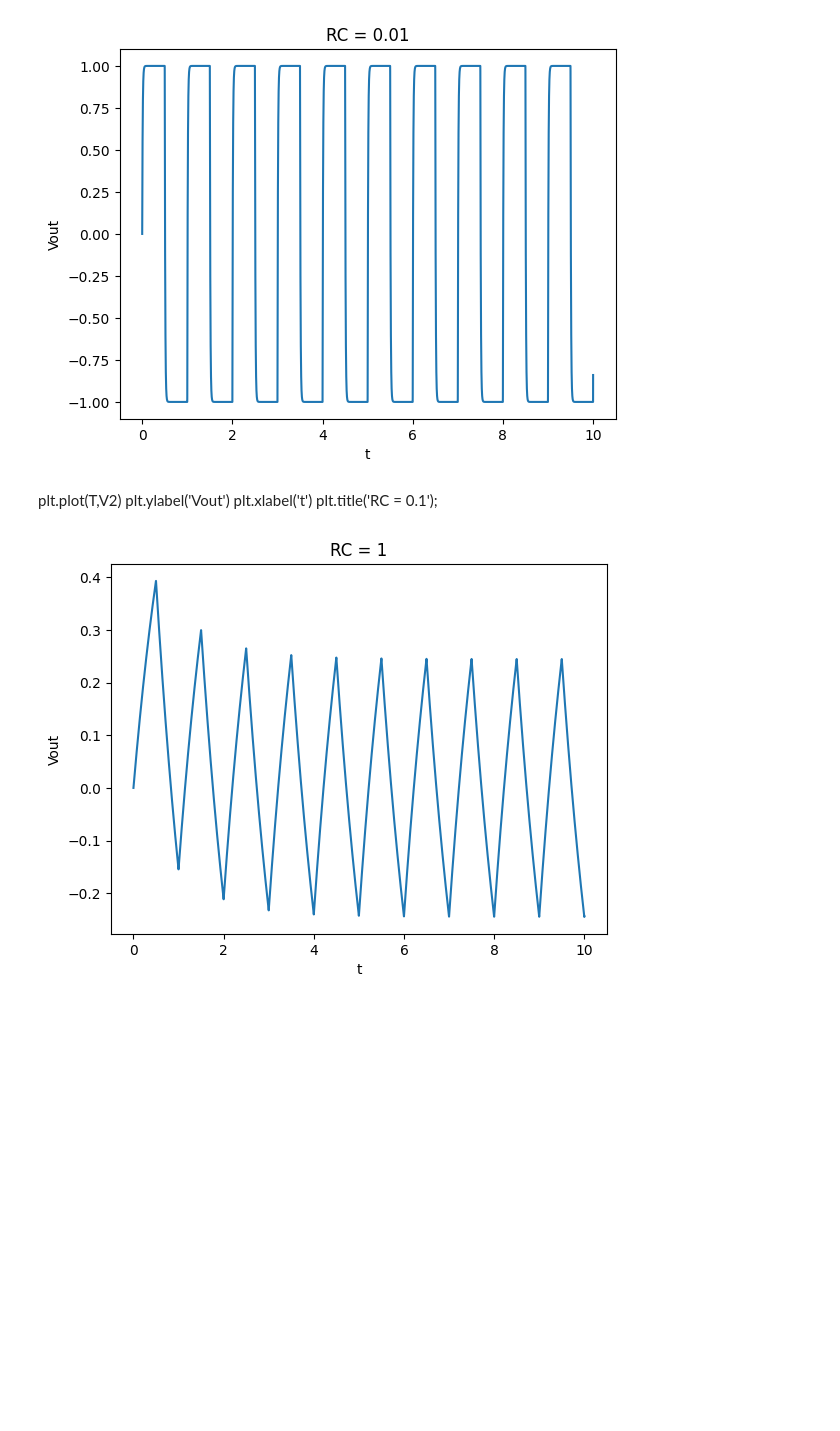
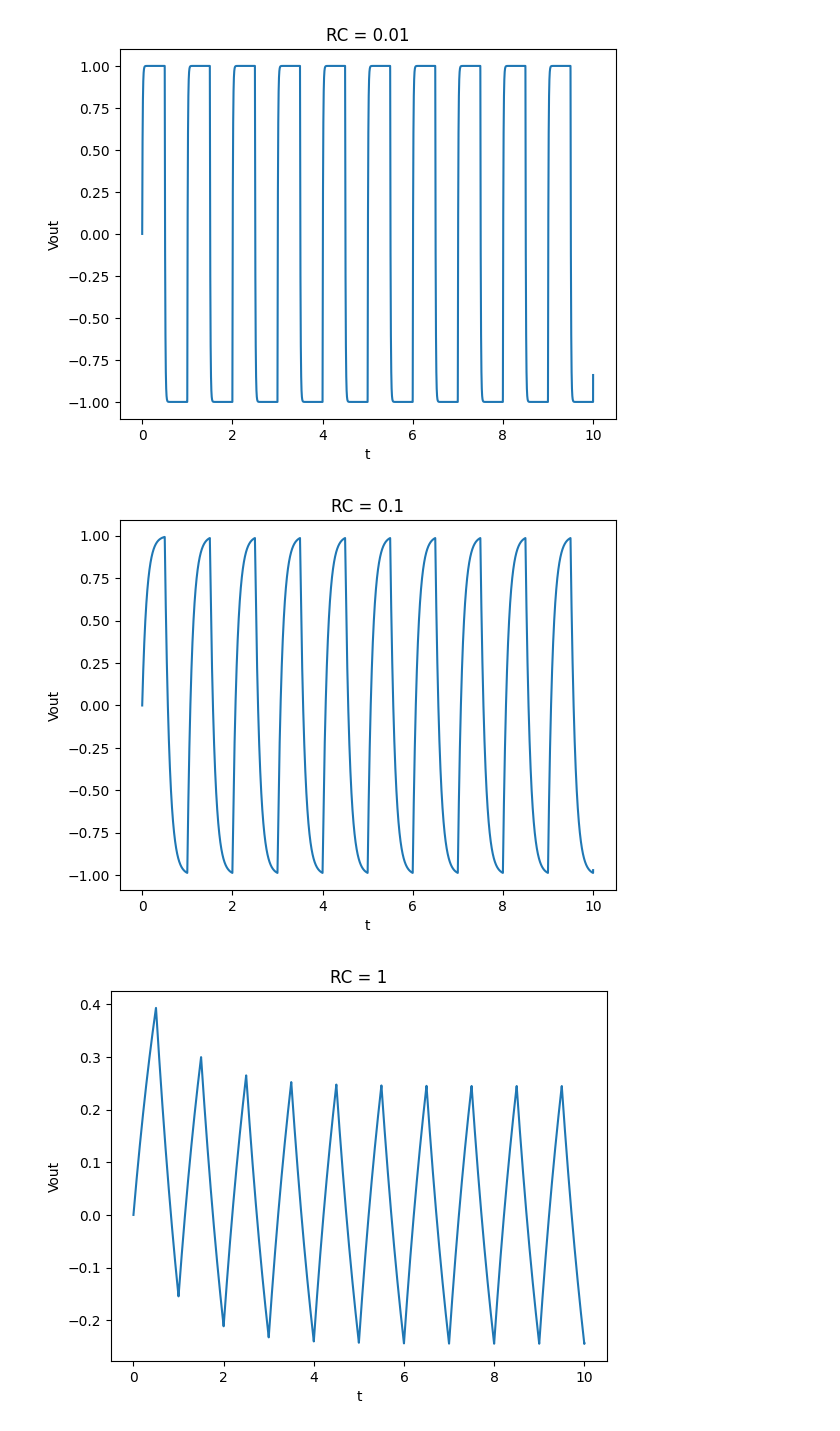
Before and after one commit to HarVazCo/FComputacional, a Jupyter notebook: Tareas/Tarea6/Tarea6.ipynb, the cells around one changed output. Saved outputs shown, nothing was run; the diff lists cells and outputs as text; code cells hidden in the pictures; blank space fills up the shorter version.

```diff
--- a/Tareas/Tarea6/Tarea6.ipynb
+++ b/Tareas/Tarea6/Tarea6.ipynb
@@ -110,7 +129,10 @@ plt.title('RC = 0.01');
 V2,T = RungeKutta4_1D(f,0,0.1,0,10,0.001)
-# %% [markdown]
-plt.plot(T,V2)
-plt.ylabel('Vout')
-plt.xlabel('t')
-plt.title('RC = 0.1');
+# %%
+# Graficamos la solucion
+plt.plot(T,V2)
+plt.ylabel('Vout')
+plt.xlabel('t')
+plt.title('RC = 0.1');
+# %% [output]
+[figure, added]
 # %%
```
Also changed, not shown: parts of 50 cells of this notebook.
